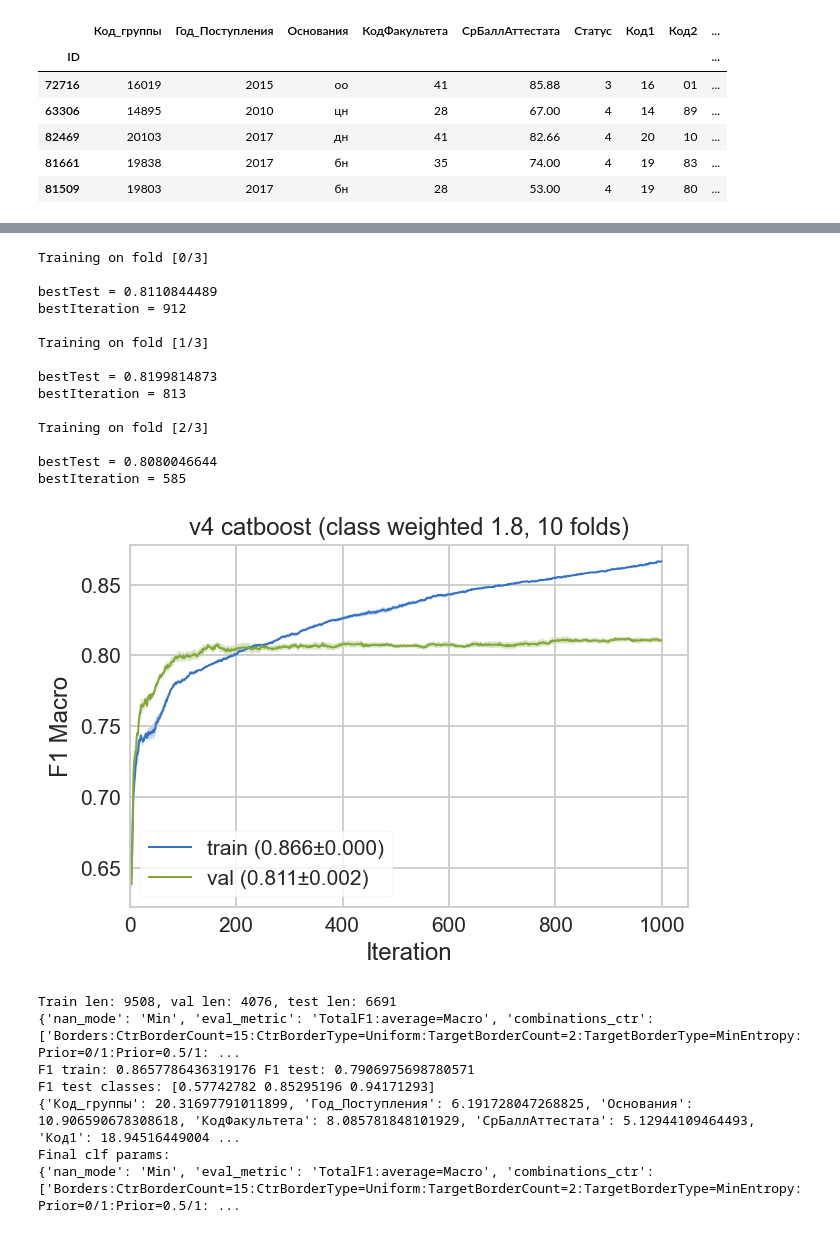
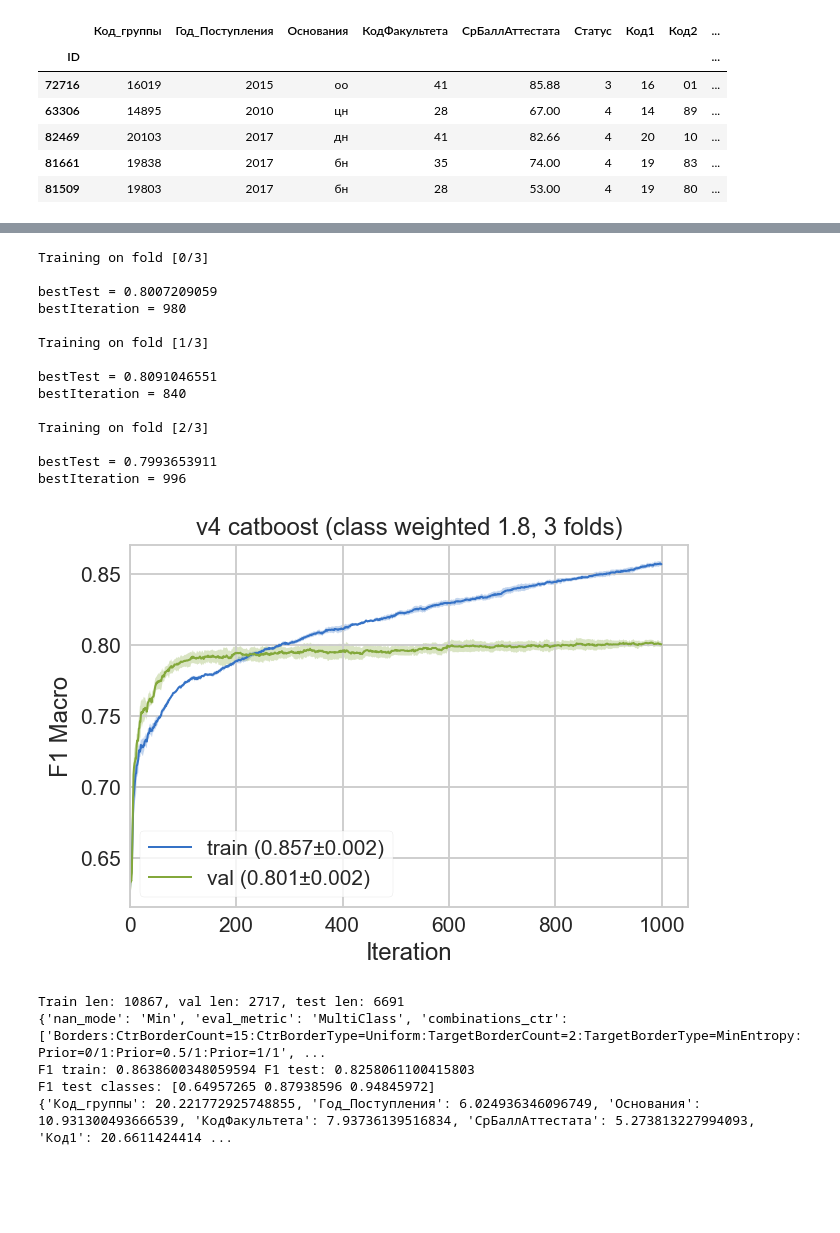
Before and after one commit to nikita-p/hacksai, a Jupyter notebook: notebook.ipynb, the cells around one changed output, grey strips where cells are left out. Drawn from its saved outputs; the diff is of its cells as text; code cells hidden in the pictures; blank space fills up the shorter version.

```diff
--- a/notebook.ipynb
+++ b/notebook.ipynb
@@ -62,48 +61,46 @@ fold_count = 10
 # %%
+fold_count = 3
 params = {
     'iterations': 1000,
     'loss_function': 'MultiClass',
-    'eval_metric': 'TotalF1:average=Macro',
-    'custom_metric': 'F1',
+    'eval_metric': 'TotalF1:average=Macro;use_weights=False',
+    # 'custom_metric': 'F1',
     'learning_rate': 0.03,
     'class_weights': [1.8,1,1],
 }
-cv_data = cross_validation(X, y, params, fold_count=3)
+cv_data = cross_validation(X, y, params, fold_count=fold_count)
 # %% [output]
 Training on fold [0/3]
 
-bestTest = 0.8110844489
-bestIteration = 912
+bestTest = 0.8007209059
+bestIteration = 980
 
 Training on fold [1/3]
 
-bestTest = 0.8199814873
-bestIteration = 813
+bestTest = 0.8091046551
+bestIteration = 840
 
 Training on fold [2/3]
 
-bestTest = 0.8080046644
-bestIteration = 585
+bestTest = 0.7993653911
+bestIteration = 996
 # %%
-title = 'v4 catboost (class weighted 1.8, 10 folds)'
-plot_cv_learning_curve(cv_data, 'TotalF1:average=Macro', fold_count, title)
+title = 'v4 catboost (class weighted 1.8, 3 folds)'
+plot_cv_learning_curve(cv_data, 'TotalF1:average=Macro;use_weights=false', fold_count, title)
 # plt.savefig(f'./results/images/{"_".join(title.split())}.png')
 # %% [output]
-[figure, old version]
+[figure, new version]
 # %%
 params = {
     'iterations': 1000,
     'loss_function': 'MultiClass',
-    'eval_metric': 'TotalF1:average=Macro',
     'learning_rate': 0.03,
-    'class_weights': [1.8,1,1],
+    'class_weights': [1.8, 1, 1],
 }
-clf = train_default_catboost(X, y, X_test, params, savepath=None)#'results/catboost_default.csv')
+clf = train_default_catboost(X, y, X_test, params, savepath='results/catboost_default.csv')
 # %% [output]
-Train len: 9508, val len: 4076, test len: 6691
-{'nan_mode': 'Min', 'eval_metric': 'TotalF1:average=Macro', 'combinations_ctr': ['Borders:CtrBorderCount=15:CtrBorderType=Uniform:TargetBorderCount=2:TargetBorderType=MinEntropy:Prior=0/1:Prior=0.5/1: ...
-F1 train: 0.8657786436319176 F1 test: 0.7906975698780571
-F1 test classes: [0.57742782 0.85295196 0.94171293]
-{'Код_группы': 20.31697791011899, 'Год_Поступления': 6.191728047268825, 'Основания': 10.906590678308618, 'КодФакультета': 8.085781848101929, 'СрБаллАттестата': 5.12944109464493, 'Код1': 18.94516449004 ...
-Final clf params:
-{'nan_mode': 'Min', 'eval_metric': 'TotalF1:average=Macro', 'combinations_ctr': ['Borders:CtrBorderCount=15:CtrBorderType=Uniform:TargetBorderCount=2:TargetBorderType=MinEntropy:Prior=0/1:Prior=0.5/1: ...
+Train len: 10867, val len: 2717, test len: 6691
+{'nan_mode': 'Min', 'eval_metric': 'MultiClass', 'combinations_ctr': ['Borders:CtrBorderCount=15:CtrBorderType=Uniform:TargetBorderCount=2:TargetBorderType=MinEntropy:Prior=0/1:Prior=0.5/1:Prior=1/1', ...
+F1 train: 0.8638600348059594 F1 test: 0.8258061100415803
+F1 test classes: [0.64957265 0.87938596 0.94845972]
+{'Код_группы': 20.221772925748855, 'Год_Поступления': 6.024936346096749, 'Основания': 10.931300493666539, 'КодФакультета': 7.93736139516834, 'СрБаллАттестата': 5.273813227994093, 'Код1': 20.6611424414 ...
```
Also changed, not shown: parts of 2 cells of this notebook, 2 other files.
